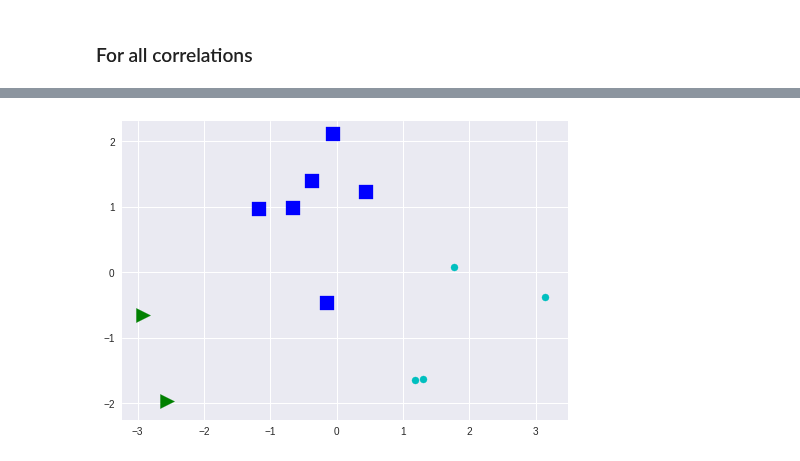
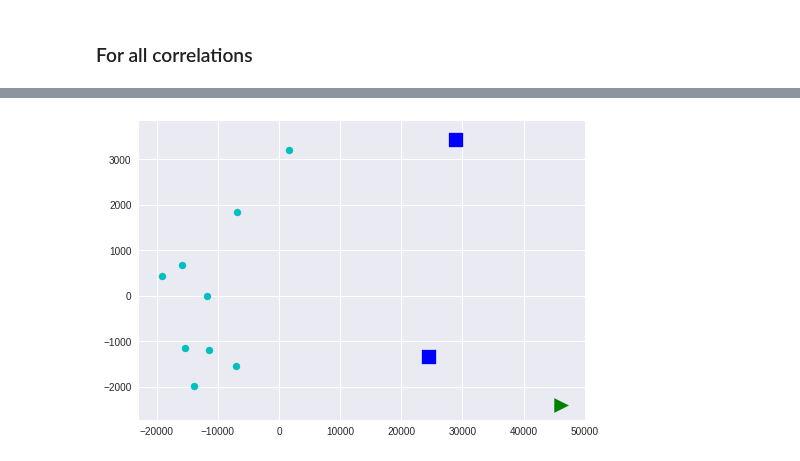
Before and after one commit to sebwdz/JobAnalysis, a Jupyter notebook: notebooks/CESATEM_descriptive_analysis.ipynb, the cells around one changed output, grey strips where cells are left out. Cells and saved outputs as stored; diff of their text form; code cells hidden in the pictures.

```diff
--- a/notebooks/CESATEM_descriptive_analysis.ipynb
+++ b/notebooks/CESATEM_descriptive_analysis.ipynb
@@ -32,0 +33,3 @@ plt.show()
+# %%
+data_frame, columns = data.cesatem.without_micro()
+data_frame.head()
@@ -126,14 +134,9 @@ plt.show()
 # %%
-s_data = data_frame.copy().drop("Date", axis=1)
-s_data = (s_data - s_data.min()) / (s_data.max() - s_data.min())
-s_data = s_data.transpose()
+s_data = data_frame.copy().drop("Date", axis=1).transpose()
+
 reduced_data = sklearn.decomposition.PCA(n_components=2).fit_transform(s_data)
 kmeans = sklearn.cluster.KMeans(n_clusters=3, random_state=0).fit(reduced_data)
-plot = [".", ",", ">", "v", "^", "<", "s", "8"]
-color = ["c", "b", "g", "y", "m", "k"]
-for i in range(0, reduced_data.shape[0]):
-    plt.scatter(reduced_data[i,0], reduced_data[i,1], c=color[kmeans.labels_[i]],
-                marker=plot[kmeans.labels_[i]], s=200)
-plt.show()
+
+visualization.simple.k_means(reduced_data, kmeans.labels_)
 # %% [output]
-[figure, old version]
+[figure, new version]
```
Also changed, not shown: parts of 22 cells of this notebook, 2 other files.
